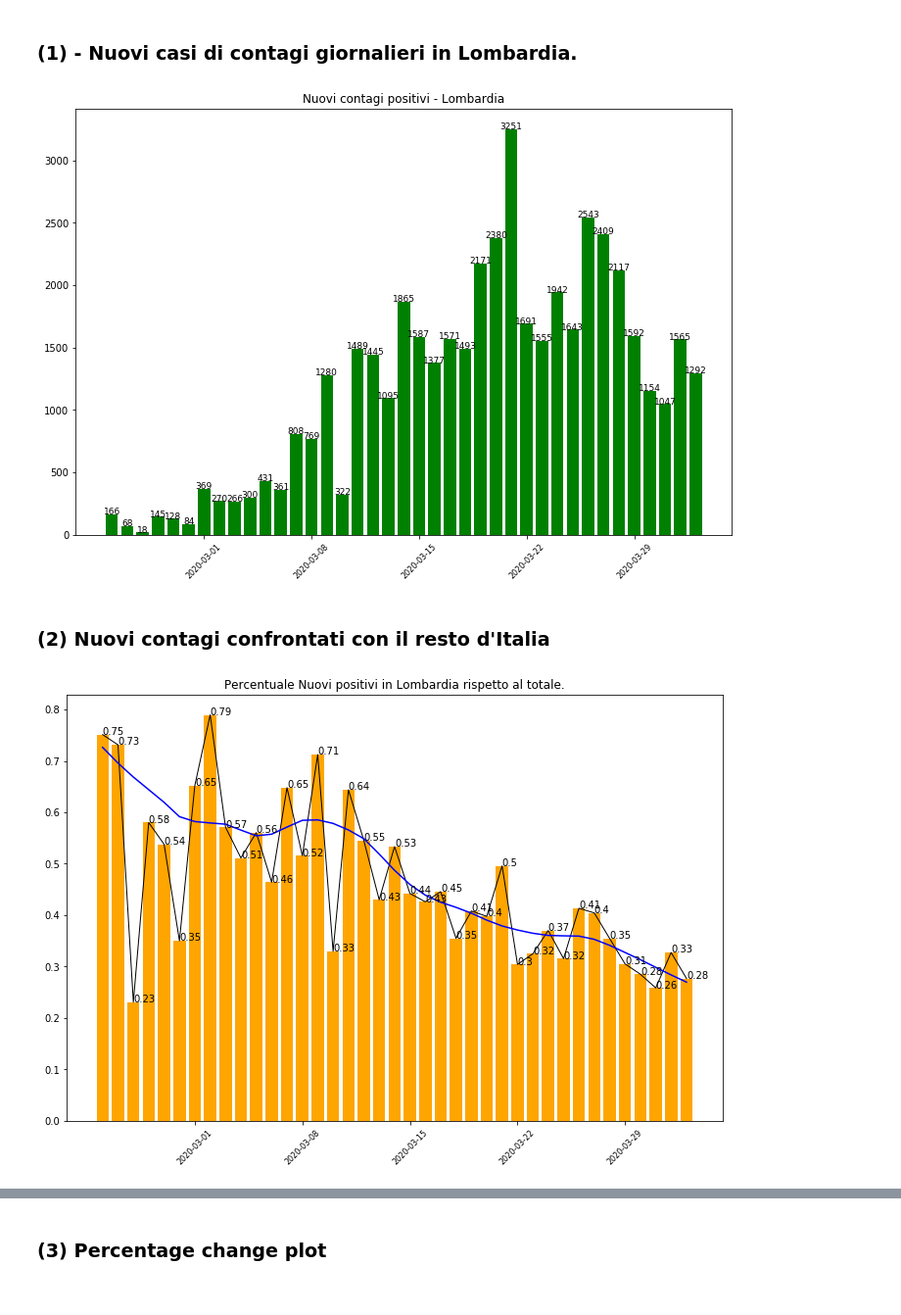
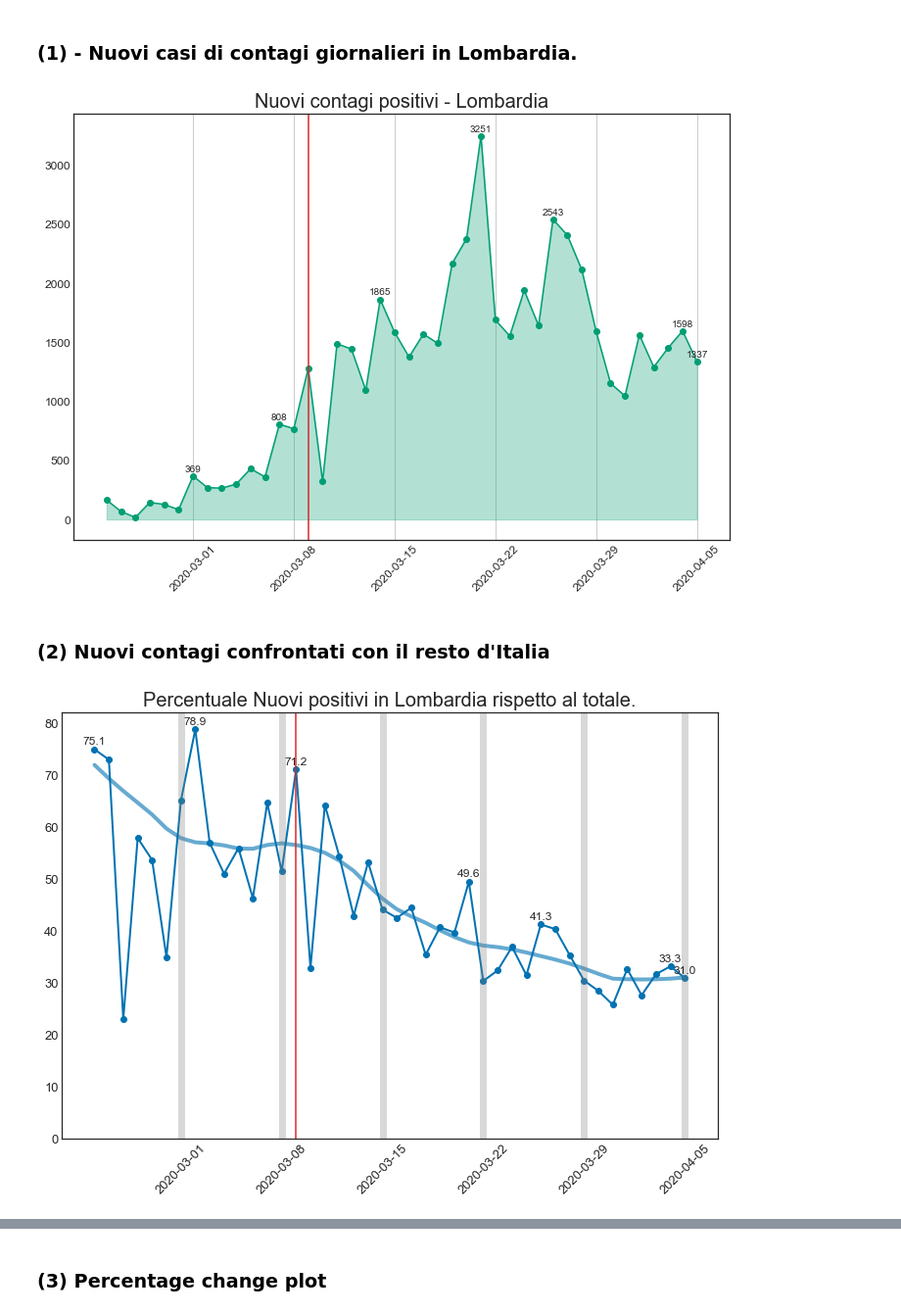
Before and after one commit to PaoloTesta/covid19_dataviz, a Jupyter notebook: dataviz_lombardia.ipynb, the cells around one changed output, grey strips where cells are left out. Shown at 98% size. Cells and saved outputs as stored; diff of their text form; code cells hidden in the pictures.

Commit message:
Update to 2020-04-05 + plot refactoring.

```diff
--- a/dataviz_lombardia.ipynb
+++ b/dataviz_lombardia.ipynb
@@ -27,6 +32,9 @@ df['data'] = df.data.apply(lambda x : x[:10])
 df['data'] = pd.to_datetime(df.data)
 df = df.sort_values('data')
 df['wday'] = df.data.dt.weekday
+df.loc[:,'week'] = df.data.dt.week
+# %%
+df_lom = df[df.denominazione_regione.isin(['Lombardia'])].reset_index(drop=True)
 # %% [markdown]
 Quick overview of Regioni dataset:
 # %%
@@ -44,22 +53,39 @@ df.head(6)
-# %%
-df_lom = df[df.denominazione_regione.isin(['Lombardia'])]
 # %% [markdown]
 ## Plots
 # %% [markdown]
 ### (1) - Nuovi casi di contagi giornalieri in Lombardia.
 # %%
 plt.rcParams['figure.figsize'] = 12, 8
-p=plt.bar(x=df_lom.data, height=df_lom.nuovi_positivi,color='green')
+plt.rc('axes', axisbelow=True)
+gdf = df_lom.groupby(['week']).agg({'nuovi_positivi':[pd.Series.argmax, max]}).reset_index()
+
+
+plt.plot(df_lom.data, df_lom.nuovi_positivi,color=col_green)
+plt.scatter(df_lom.data, df_lom.nuovi_positivi, color=col_green)
+plt.gca().xaxis.grid(color='gray',alpha=0.5)
+plt.fill_between(x=df_lom.data, y1=df_lom.nuovi_positivi,color=col_green,alpha=0.3)
+
+plt.gca().set_axisbelow(True)
+
 for l in range(len(df_lom.nuovi_positivi)):
-    plt.text(x=df_lom.data.values[l],
-             y=df_lom.nuovi_positivi.values[l],
-             s=df_lom.nuovi_positivi.values[l],fontsize=9,horizontalalignment='center')
-_ = plt.title('Nuovi contagi positivi - Lombardia')
-_=plt.xticks(df_lom[df_lom.wday.isin([6])].data.values,rotation = 45,size=8)
+    if (l in gdf['nuovi_positivi']['idxmax'].values.tolist() or l == len(df_lom)-1):
+        plt.text(x=df_lom.data.values[l],
+                 y=df_lom.nuovi_positivi.values[l] +20,
+                 s=round(df_lom.nuovi_positivi.values[l],1),
+                 size=10,horizontalalignment='center',
+                 verticalalignment='bottom'#,alpha=0.8
+                )
+_ = plt.title('Nuovi contagi positivi - Lombardia',size=20)
+_=plt.xticks(df_lom[df_lom.wday.isin([6])].data.values,rotation = 45,size=12)
+_=plt.yticks(size=12)
+_=plt.axvline(pd.to_datetime('2020-03-09'),
+            color='tab:red')
 # %% [output]
-[figure, old version]
+[figure, new version]
 # %% [markdown]
 ### (2) Nuovi contagi confrontati con il resto d'Italia
 # %%
 gdf = df.groupby(['data']).agg({'nuovi_positivi':'sum'}).reset_index().rename(columns={'nuovi_positivi':'nuovi_positivi_ita'})
 df_lom = pd.merge(df_lom, gdf, on=['data'])
+df_lom['perc_nuovi_positivi'] = df_lom.nuovi_positivi / df_lom.nuovi_positivi_ita
+df_lom['nuovi_positivi_resto'] = df_lom.nuovi_positivi_ita - df_lom.nuovi_positivi
@@ -68,14 +92,31 @@ df_lom['perc_nuovi_positivi'] = df_lom.nuovi_positivi / df_lom.nuovi_positivi_it
 # %%
 plt.rcParams['figure.figsize'] = 12, 8
+
 smooth = sm.nonparametric.lowess(exog=list(np.arange(len(df_lom))), endog=df_lom.perc_nuovi_positivi.values,frac=0.3)[:,1]
-plt.plot(df_lom.data, df_lom.perc_nuovi_positivi,color='black',linewidth=1)
-plt.bar(x=df_lom.data, height=df_lom.perc_nuovi_positivi,color='orange')
-plt.plot(df_lom.data, smooth,color='blue')
-_ = plt.xticks(df_lom[df_lom.wday.isin([6])].data.values,rotation = 45,size=8)
+gdf = df_lom.groupby(['week']).agg({'perc_nuovi_positivi':[pd.Series.argmax, max]}).reset_index()
+col = '#{:02x}{:02x}{:02x}'.format( 0, 113 , 188 )
+
+plt.plot(df_lom.data, df_lom.perc_nuovi_positivi*100,color=col_blue,linewidth=2)
+plt.scatter(df_lom.data, df_lom.perc_nuovi_positivi*100,color=col_blue,linewidth=1)
+plt.plot(df_lom.data, smooth*100,color=col_blue,alpha=0.6,linewidth=4)
+_ = plt.xticks(df_lom[df_lom.wday.isin([6])].data.values,rotation = 45,size=10)
+_=plt.ylim(0)
+for b in df_lom[df_lom.wday.isin([6])].data.values:
+    plt.axvline(b,color='gray',linewidth=7,alpha=0.3)
+plt.axvline(pd.to_datetime('2020-03-09'),
+            color='tab:red')
+
 for l in range(len(df_lom.perc_nuovi_positivi)):
-    plt.text(x=df_lom.data.values[l],
-             y=df_lom.perc_nuovi_positivi.values[l],
-             s=round(df_lom.perc_nuovi_positivi.values[l],2))
-_ = plt.title('Percentuale Nuovi positivi in Lombardia rispetto al totale.')
+    if (l in gdf['perc_nuovi_positivi']['idxmax'].values.tolist() or l == len(df_lom)-1):
+        plt.text(x=df_lom.data.values[l],
+                 y=df_lom.perc_nuovi_positivi.values[l]*100 +0.5,
+                 s=round(df_lom.perc_nuovi_positivi.values[l]*100,1),
+                 size=7.5,horizontalalignment='center',
+                 verticalalignment='bottom',fontsize=12
+                )
+
+_ = plt.title('Percentuale Nuovi positivi in Lombardia rispetto al totale.',size=20)
+_=plt.xticks(size=13)
+_=plt.yticks(size=13)
 # %% [output]
-[figure, old version]
+[figure, new version]
```
Also changed, not shown: parts of 14 cells of this notebook.
